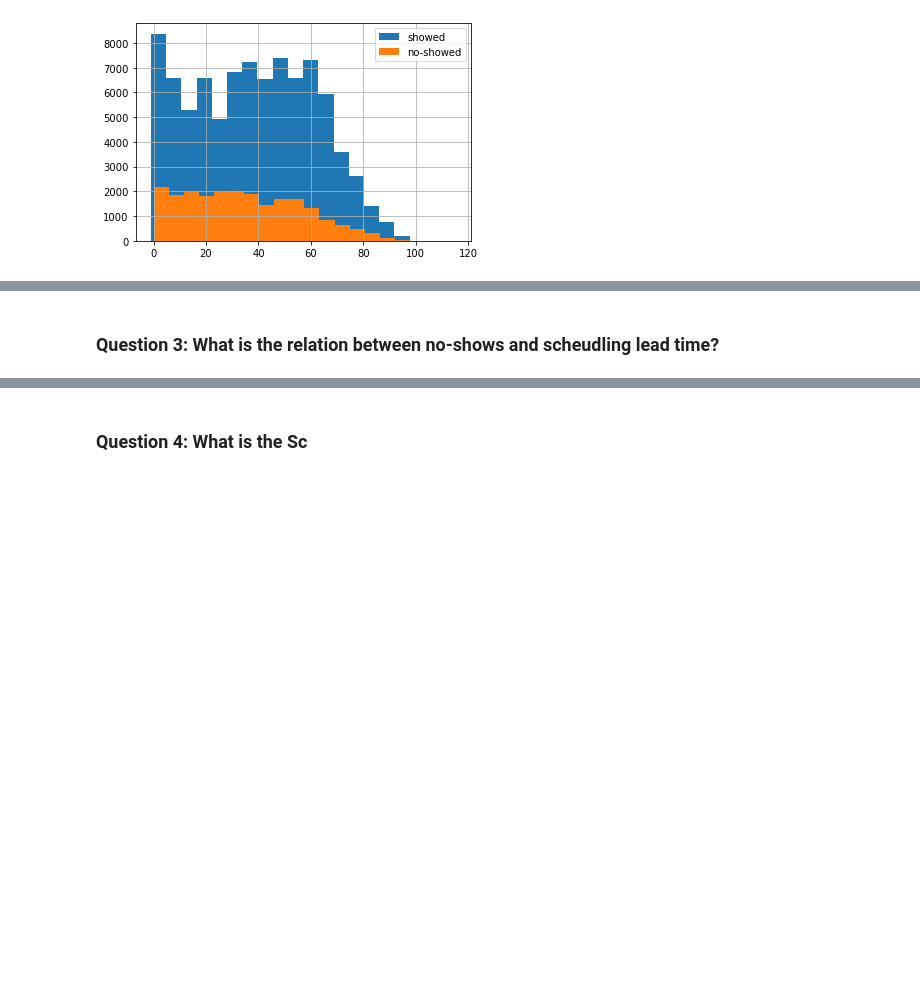
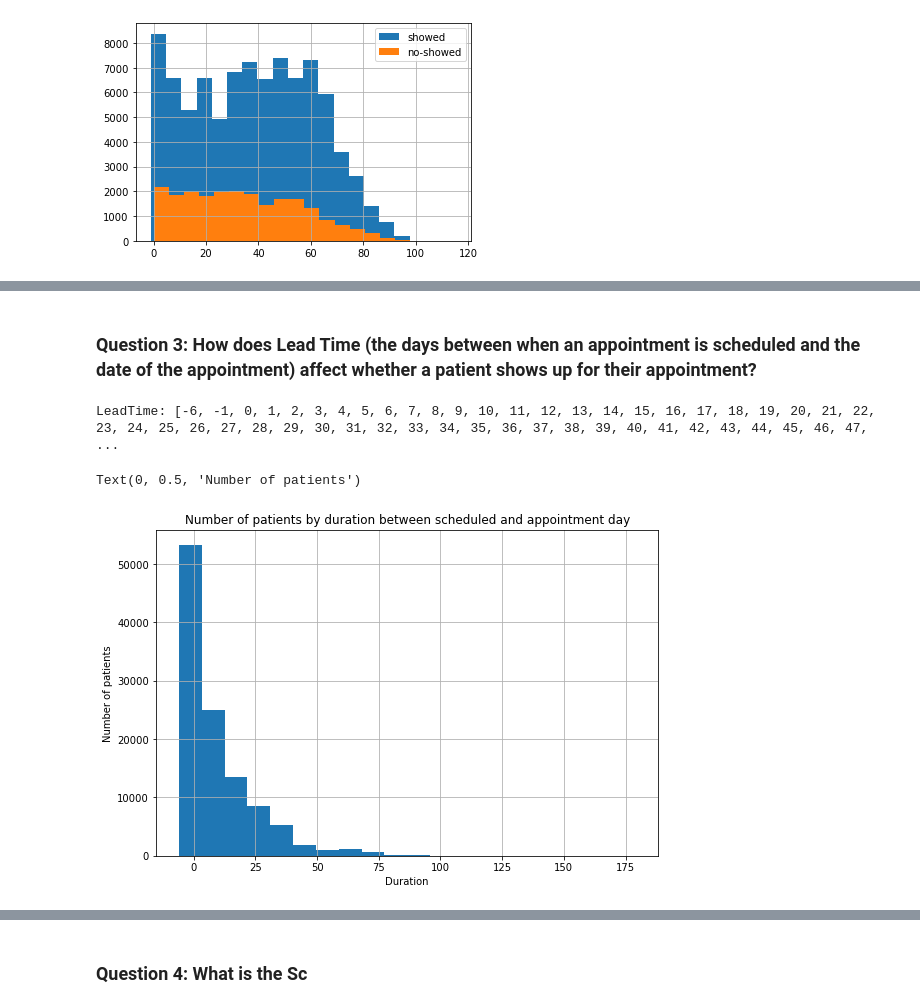
Before and after one commit to aaronschnider/medical-appointment-no-shows, a Jupyter notebook: Project - Medical Appointment No-Shows Analysis.ipynb, the cells around one changed output, grey strips where cells are left out. Cells and saved outputs as stored; diff of their text form; code cells hidden in the pictures; blank space fills up the shorter version.

Commit message:
add Lead Time analysis

```diff
--- a/Project - Medical Appointment No-Shows Analysis.ipynb
+++ b/Project - Medical Appointment No-Shows Analysis.ipynb
@@ -317,2 +321,16 @@ df.
-# %% [markdown]
-### Question 3: What is the relation between no-shows and scheudling lead time?
+# %% [markdown]
+### Question 3: How does Lead Time (the days between when an appointment is scheduled and the date of the appointment) affect whether a patient shows up for their appointment?
+# %%
+#First let's look at the values in LeadTime
+print('LeadTime:',sorted(df.LeadTime.unique()))
+# %% [output]
+LeadTime: [-6, -1, 0, 1, 2, 3, 4, 5, 6, 7, 8, 9, 10, 11, 12, 13, 14, 15, 16, 17, 18, 19, 20, 21, 22, 23, 24, 25, 26, 27, 28, 29, 30, 31, 32, 33, 34, 35, 36, 37, 38, 39, 40, 41, 42, 43, 44, 45, 46, 47, ...
+# %%
+# Now let's view a historgram of lead time
+df.LeadTime.hist(bins =20, figsize = (9, 6));
+plt.title('Number of patients by duration between scheduled and appointment day')
+plt.xlabel('Duration')
+plt.ylabel('Number of patients')
+# %% [output]
+Text(0, 0.5, 'Number of patients')
+[figure, added]
```
Also changed, not shown: parts of 7 cells of this notebook.
